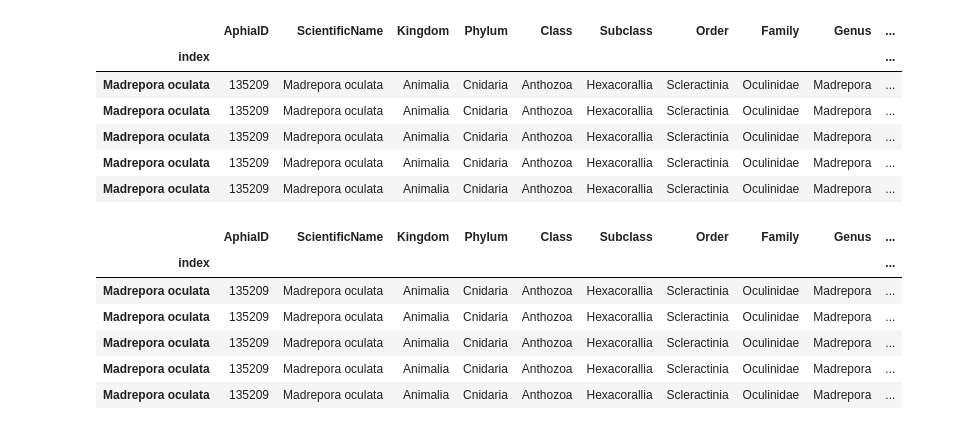
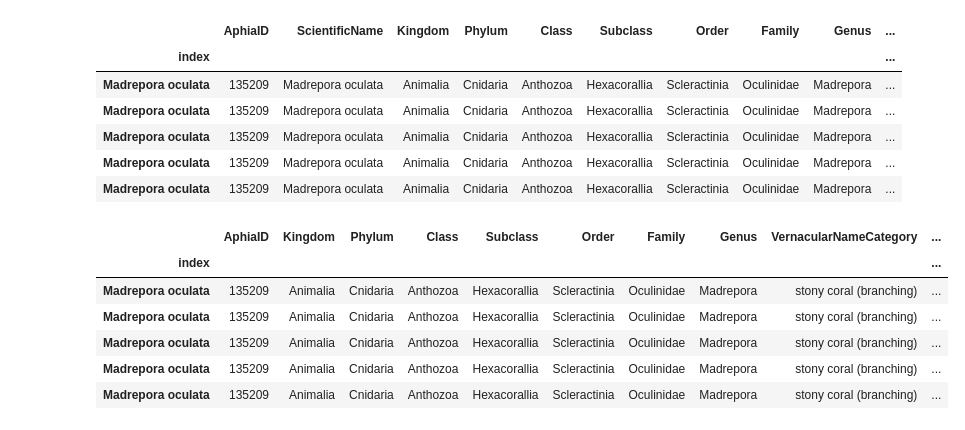
Before and after one commit to lrondi/ETL-project, a Jupyter notebook: ETL_project.ipynb, the cells around one changed output. Saved outputs shown, nothing was run; the diff lists cells and outputs as text; code cells hidden in the pictures.

```diff
--- a/ETL_project.ipynb
+++ b/ETL_project.ipynb
@@ -384,16 +384,16 @@ final_df_clean.head()
 | Madrepora oculata | 135209 | Madrepora oculata | Animalia | Cnidaria | Anthozoa | Hexacorallia | Scleractinia | Oculinidae | Madrepora | ... |
 | Madrepora oculata | 135209 | Madrepora oculata | Animalia | Cnidaria | Anthozoa | Hexacorallia | Scleractinia | Oculinidae | Madrepora | ... |
 # %%
-final_df_clean.drop('ScientificName', axis=1)
+final_df_clean = final_df_clean.drop('ScientificName', axis=1)
 final_df_clean.head()
 # %% [output]
-|  | AphiaID | ScientificName | Kingdom | Phylum | Class | Subclass | Order | Family | Genus | ... |
+|  | AphiaID | Kingdom | Phylum | Class | Subclass | Order | Family | Genus | VernacularNameCategory | ... |
 | index |  |  |  |  |  |  |  |  |  | ... |
-| Madrepora oculata | 135209 | Madrepora oculata | Animalia | Cnidaria | Anthozoa | Hexacorallia | Scleractinia | Oculinidae | Madrepora | ... |
-| Madrepora oculata | 135209 | Madrepora oculata | Animalia | Cnidaria | Anthozoa | Hexacorallia | Scleractinia | Oculinidae | Madrepora | ... |
-| Madrepora oculata | 135209 | Madrepora oculata | Animalia | Cnidaria | Anthozoa | Hexacorallia | Scleractinia | Oculinidae | Madrepora | ... |
-| Madrepora oculata | 135209 | Madrepora oculata | Animalia | Cnidaria | Anthozoa | Hexacorallia | Scleractinia | Oculinidae | Madrepora | ... |
-| Madrepora oculata | 135209 | Madrepora oculata | Animalia | Cnidaria | Anthozoa | Hexacorallia | Scleractinia | Oculinidae | Madrepora | ... |
+| Madrepora oculata | 135209 | Animalia | Cnidaria | Anthozoa | Hexacorallia | Scleractinia | Oculinidae | Madrepora | stony coral (branching) | ... |
+| Madrepora oculata | 135209 | Animalia | Cnidaria | Anthozoa | Hexacorallia | Scleractinia | Oculinidae | Madrepora | stony coral (branching) | ... |
+| Madrepora oculata | 135209 | Animalia | Cnidaria | Anthozoa | Hexacorallia | Scleractinia | Oculinidae | Madrepora | stony coral (branching) | ... |
+| Madrepora oculata | 135209 | Animalia | Cnidaria | Anthozoa | Hexacorallia | Scleractinia | Oculinidae | Madrepora | stony coral (branching) | ... |
+| Madrepora oculata | 135209 | Animalia | Cnidaria | Anthozoa | Hexacorallia | Scleractinia | Oculinidae | Madrepora | stony coral (branching) | ... |
 # %%
 final_df_clean.to_csv('species_complete.csv')
 # %%
```
Also changed, not shown: parts of 3 cells of this notebook.
